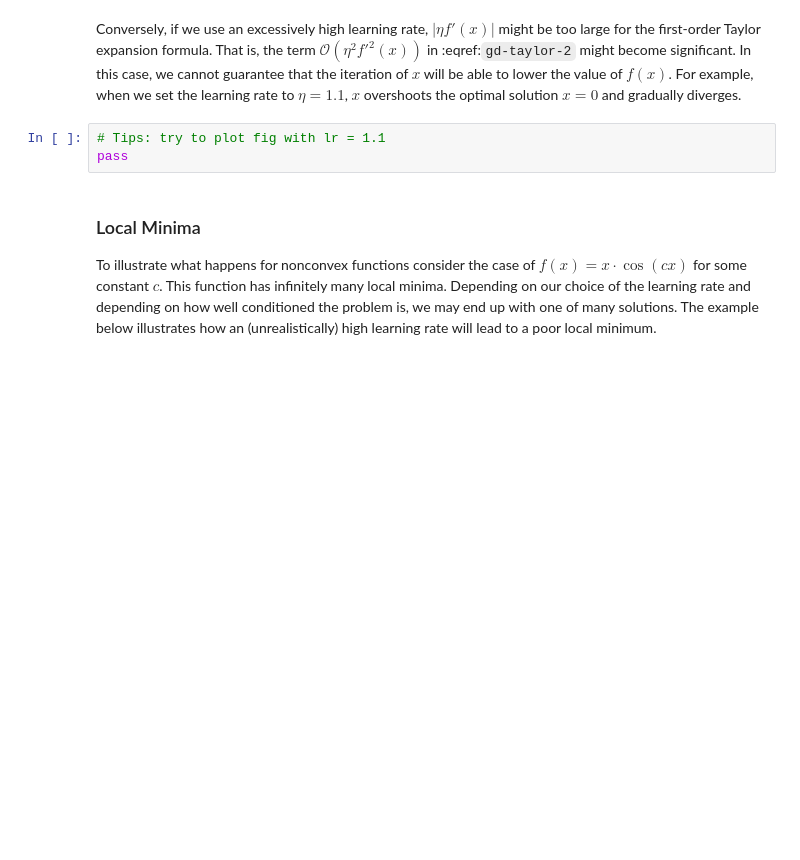
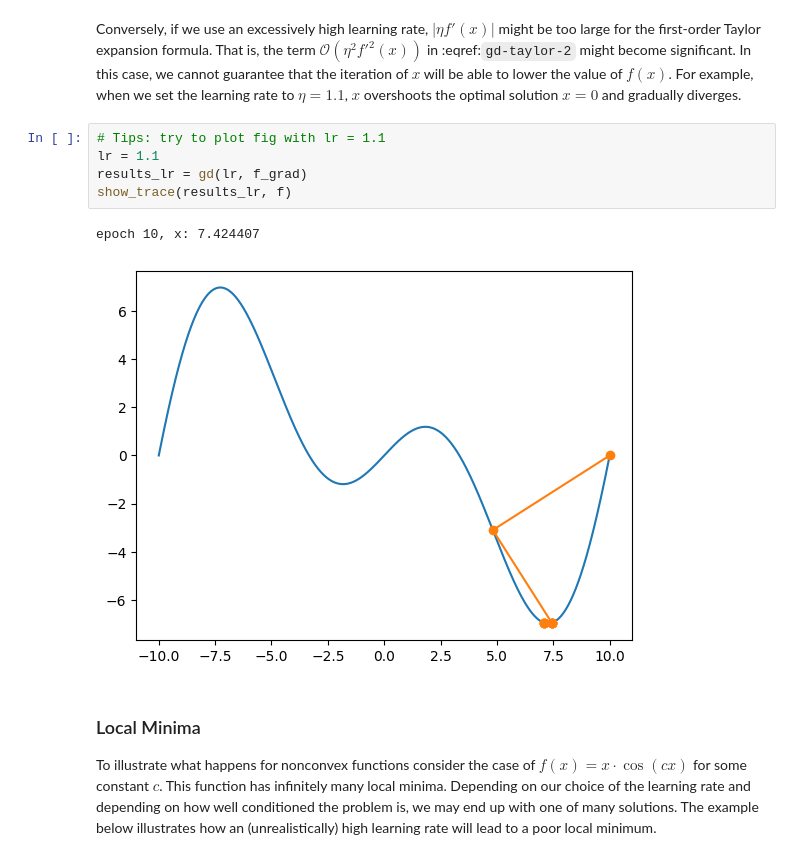
Before and after one commit to Westlake-DL/DL-Course-2024, a Jupyter notebook: exercises/hw05/hw05.ipynb, the cells around one changed output. Cells and saved outputs as stored; diff of their text form; blank space fills up the shorter version.

```diff
--- a/exercises/hw05/hw05.ipynb
+++ b/exercises/hw05/hw05.ipynb
@@ -97,7 +110,12 @@ pass
 Conversely, if we use an excessively high learning rate, $\left|\eta f'(x)\right|$ might be too large for the first-order Taylor expansion formula. That is, the term $\mathcal{O}(\eta^2 f'^2(x))$ in :eqref:`gd-taylor-2` might become significant. In this case, we cannot guarantee that the iteration of $x$ will be able to lower the value of $f(x)$. For example, when we set the learning rate to $\eta=1.1$, $x$ overshoots the optimal solution $x=0$ and gradually diverges.
 # %%
 # Tips: try to plot fig with lr = 1.1
-pass
+lr = 1.1
+results_lr = gd(lr, f_grad)
+show_trace(results_lr, f)
+# %% [output]
+epoch 10, x: 7.424407
+[figure, added]
 # %% [markdown]
 ### Local Minima
 
```
Also changed, not shown: parts of 8 cells of this notebook, 22 other files.
